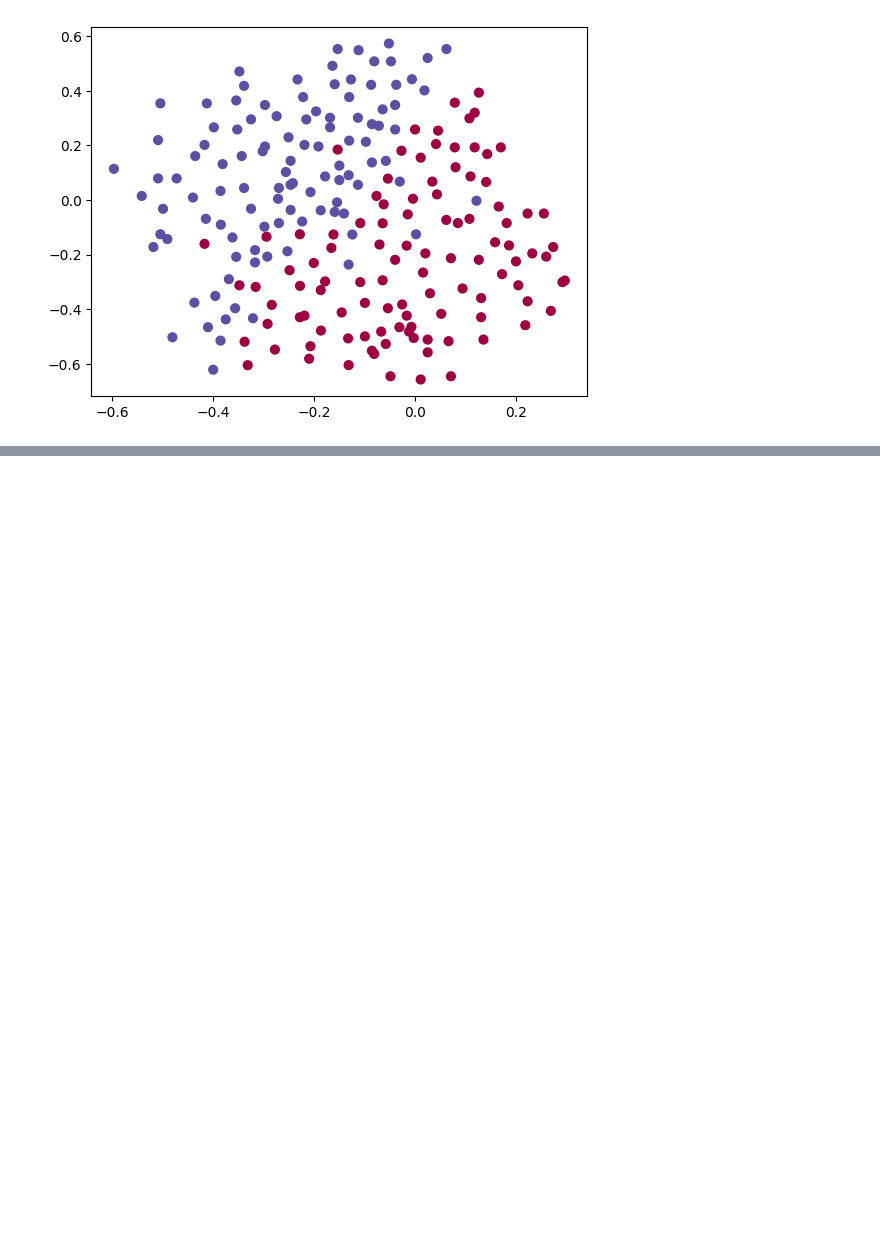
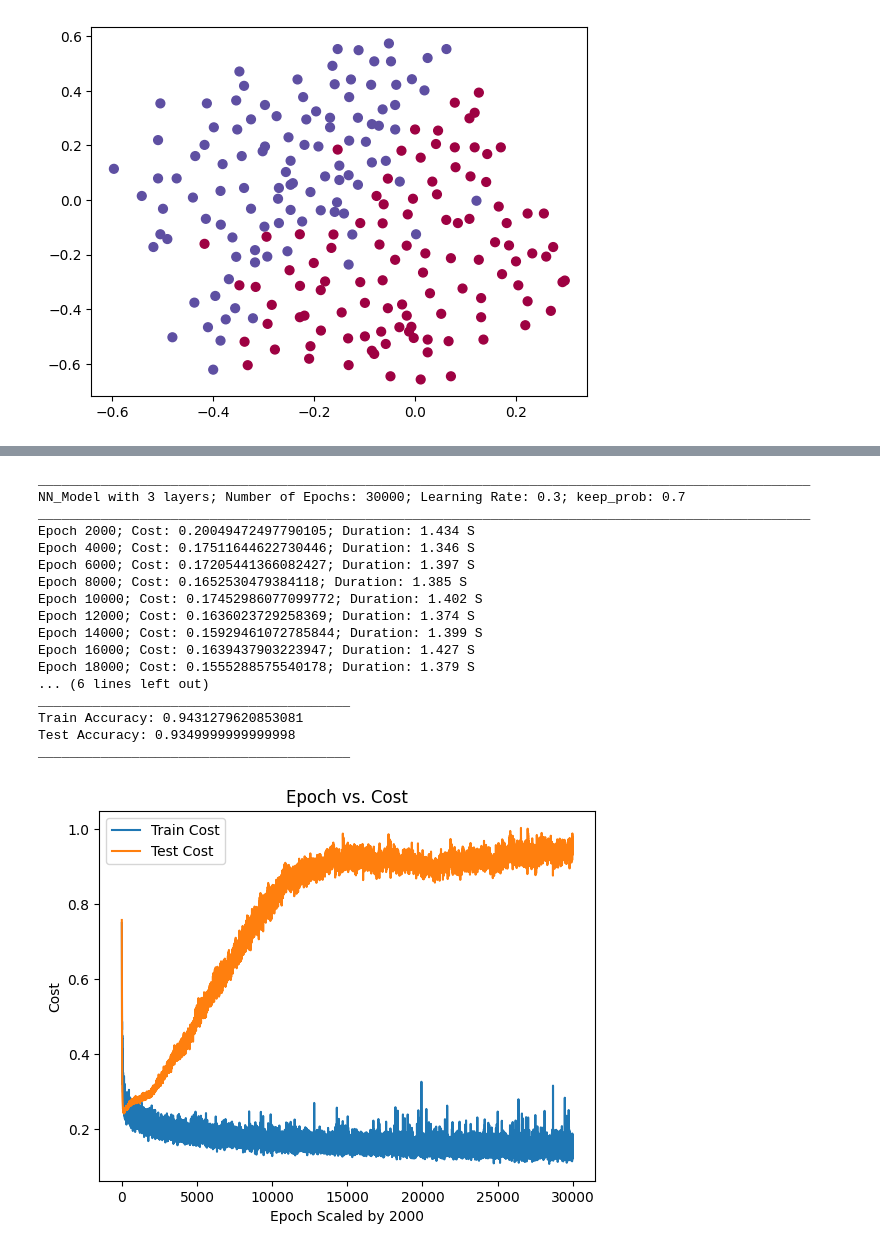
Before and after one commit to LoqmanSamani/deep-learning, a Jupyter notebook: improving_dnn/dropout_regularization.ipynb, the cells around one changed output, grey strips where cells are left out. Drawn from its saved outputs; the diff is of its cells as text; code cells hidden in the pictures; blank space fills up the shorter version.

Commit message:
deep learning update

```diff
--- a/improving_dnn/dropout_regularization.ipynb
+++ b/improving_dnn/dropout_regularization.ipynb
@@ -565,0 +580,35 @@ ValueError: operands could not be broadcast together with shapes (20,211) (10,21
+# %%
+model2 = model(
+    X_train,
+    Y_train,
+    X_test,
+    Y_test,
+    [20,10],
+    hidden_activation="relu",
+    output_activation="sigmoid",
+    keep_prob=0.70,
+    num_epochs=30000,
+    learning_rate=0.3,
+    print_cost=True,
+    epsilon=2000,
+    sigma=1e-15
+)
+# %% [output]
+___________________________________________________________________________________________________
+NN_Model with 3 layers; Number of Epochs: 30000; Learning Rate: 0.3; keep_prob: 0.7
+___________________________________________________________________________________________________
+Epoch 2000; Cost: 0.20049472497790105; Duration: 1.434 S
+Epoch 4000; Cost: 0.17511644622730446; Duration: 1.346 S
+Epoch 6000; Cost: 0.17205441366082427; Duration: 1.397 S
+Epoch 8000; Cost: 0.1652530479384118; Duration: 1.385 S
+Epoch 10000; Cost: 0.17452986077099772; Duration: 1.402 S
+Epoch 12000; Cost: 0.1636023729258369; Duration: 1.374 S
+Epoch 14000; Cost: 0.15929461072785844; Duration: 1.399 S
+Epoch 16000; Cost: 0.1639437903223947; Duration: 1.427 S
+Epoch 18000; Cost: 0.1555288575540178; Duration: 1.379 S
+... (6 lines left out)
+________________________________________
+Train Accuracy: 0.9431279620853081
+Test Accuracy: 0.9349999999999998
+________________________________________
+[figure, added]
```
Also changed, not shown: parts of 6 cells of this notebook.
